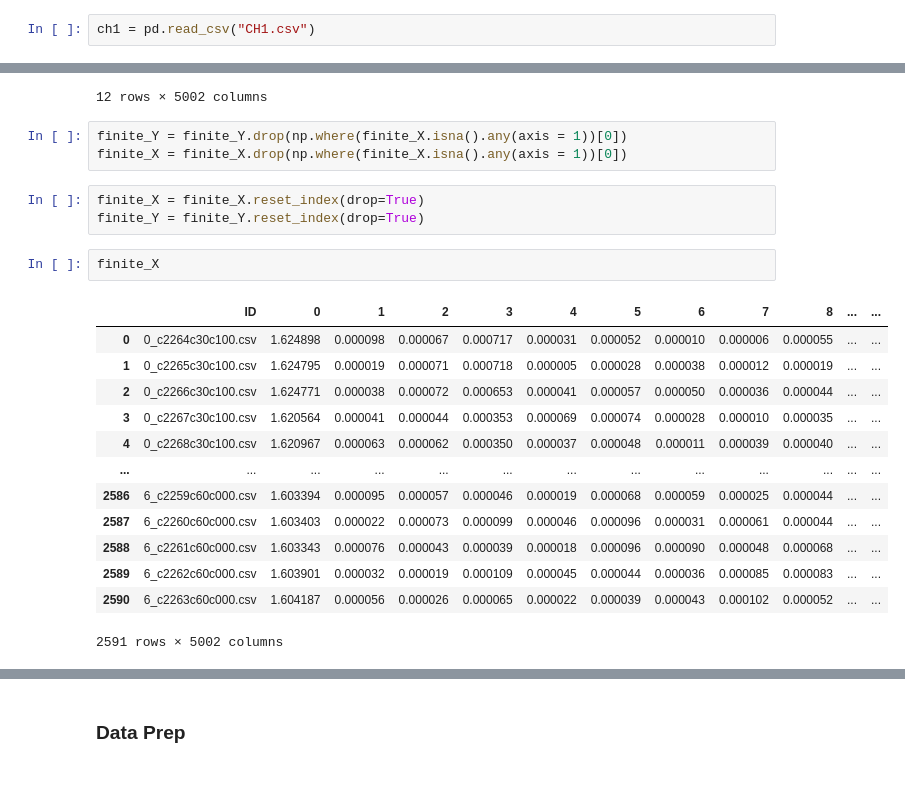
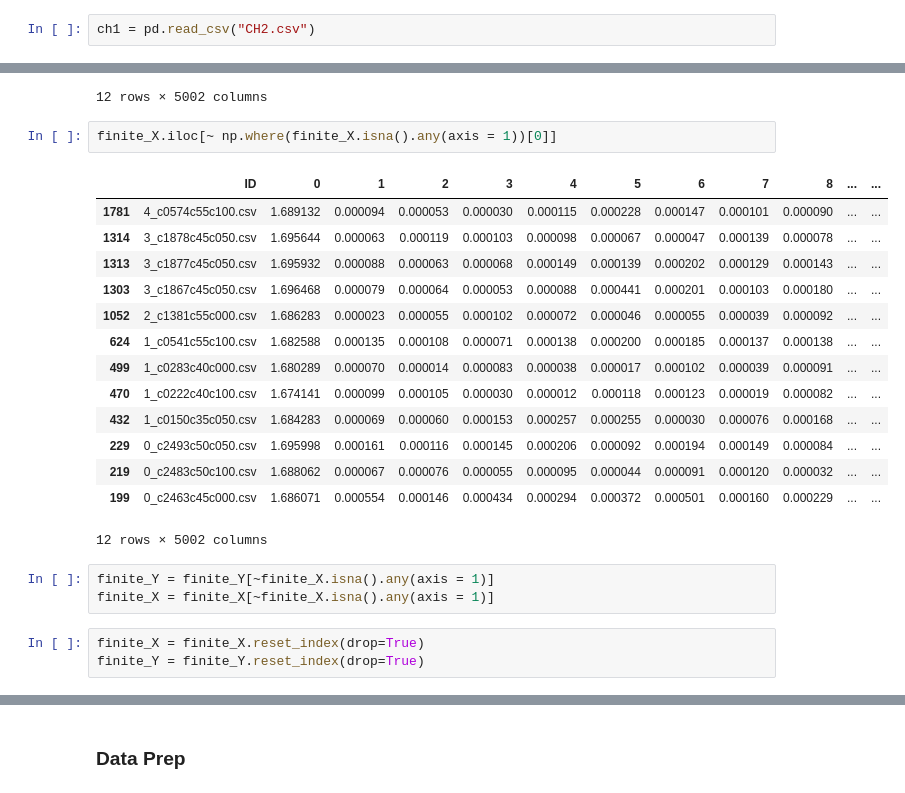
Before and after one commit to KLohithSaradhi/Induction-Motor-Fault-Classification, a Jupyter notebook: model.ipynb, the cells around one changed output, grey strips where cells are left out. Saved outputs shown, nothing was run; the diff lists cells and outputs as text.

```diff
--- a/model.ipynb
+++ b/model.ipynb
@@ -2,7 +2,7 @@
 import pandas as pd
 import numpy as np
 # %%
-ch1 = pd.read_csv("CH1.csv")
+ch1 = pd.read_csv("CH2.csv")
 # %%
 ch1.info()
 # %% [output]
@@ -71,25 +58,26 @@ finite_X.iloc[np.where(finite_X.isna().any(axis = 1))[0]]
 | 2397 | 6_c1824c40c000.csv | NaN | NaN | NaN | NaN | NaN | NaN | NaN | NaN | NaN | ... | ... |
 | 2417 | 6_c1862c45c100.csv | NaN | NaN | NaN | NaN | NaN | NaN | NaN | NaN | NaN | ... | ... |
 12 rows × 5002 columns
+# %%
+finite_X.iloc[~ np.where(finite_X.isna().any(axis = 1))[0]]
+# %% [output]
+|  | ID | 0 | 1 | 2 | 3 | 4 | 5 | 6 | 7 | 8 | ... | ... |
+| 1781 | 4_c0574c55c100.csv | 1.689132 | 0.000094 | 0.000053 | 0.000030 | 0.000115 | 0.000228 | 0.000147 | 0.000101 | 0.000090 | ... | ... |
+| 1314 | 3_c1878c45c050.csv | 1.695644 | 0.000063 | 0.000119 | 0.000103 | 0.000098 | 0.000067 | 0.000047 | 0.000139 | 0.000078 | ... | ... |
+| 1313 | 3_c1877c45c050.csv | 1.695932 | 0.000088 | 0.000063 | 0.000068 | 0.000149 | 0.000139 | 0.000202 | 0.000129 | 0.000143 | ... | ... |
+| 1303 | 3_c1867c45c050.csv | 1.696468 | 0.000079 | 0.000064 | 0.000053 | 0.000088 | 0.000441 | 0.000201 | 0.000103 | 0.000180 | ... | ... |
+| 1052 | 2_c1381c55c000.csv | 1.686283 | 0.000023 | 0.000055 | 0.000102 | 0.000072 | 0.000046 | 0.000055 | 0.000039 | 0.000092 | ... | ... |
+| 624 | 1_c0541c55c100.csv | 1.682588 | 0.000135 | 0.000108 | 0.000071 | 0.000138 | 0.000200 | 0.000185 | 0.000137 | 0.000138 | ... | ... |
+| 499 | 1_c0283c40c000.csv | 1.680289 | 0.000070 | 0.000014 | 0.000083 | 0.000038 | 0.000017 | 0.000102 | 0.000039 | 0.000091 | ... | ... |
+| 470 | 1_c0222c40c100.csv | 1.674141 | 0.000099 | 0.000105 | 0.000030 | 0.000012 | 0.000118 | 0.000123 | 0.000019 | 0.000082 | ... | ... |
+| 432 | 1_c0150c35c050.csv | 1.684283 | 0.000069 | 0.000060 | 0.000153 | 0.000257 | 0.000255 | 0.000030 | 0.000076 | 0.000168 | ... | ... |
+| 229 | 0_c2493c50c050.csv | 1.695998 | 0.000161 | 0.000116 | 0.000145 | 0.000206 | 0.000092 | 0.000194 | 0.000149 | 0.000084 | ... | ... |
+| 219 | 0_c2483c50c100.csv | 1.688062 | 0.000067 | 0.000076 | 0.000055 | 0.000095 | 0.000044 | 0.000091 | 0.000120 | 0.000032 | ... | ... |
+| 199 | 0_c2463c45c000.csv | 1.686071 | 0.000554 | 0.000146 | 0.000434 | 0.000294 | 0.000372 | 0.000501 | 0.000160 | 0.000229 | ... | ... |
+12 rows × 5002 columns
 # %%
-finite_Y = finite_Y.drop(np.where(finite_X.isna().any(axis = 1))[0])
-finite_X = finite_X.drop(np.where(finite_X.isna().any(axis = 1))[0])
+finite_Y = finite_Y[~finite_X.isna().any(axis = 1)]
+finite_X = finite_X[~finite_X.isna().any(axis = 1)]
 # %%
 finite_X = finite_X.reset_index(drop=True)
 finite_Y = finite_Y.reset_index(drop=True)
-# %%
-finite_X
-# %% [output]
-|  | ID | 0 | 1 | 2 | 3 | 4 | 5 | 6 | 7 | 8 | ... | ... |
-| 0 | 0_c2264c30c100.csv | 1.624898 | 0.000098 | 0.000067 | 0.000717 | 0.000031 | 0.000052 | 0.000010 | 0.000006 | 0.000055 | ... | ... |
-| 1 | 0_c2265c30c100.csv | 1.624795 | 0.000019 | 0.000071 | 0.000718 | 0.000005 | 0.000028 | 0.000038 | 0.000012 | 0.000019 | ... | ... |
-| 2 | 0_c2266c30c100.csv | 1.624771 | 0.000038 | 0.000072 | 0.000653 | 0.000041 | 0.000057 | 0.000050 | 0.000036 | 0.000044 | ... | ... |
-| 3 | 0_c2267c30c100.csv | 1.620564 | 0.000041 | 0.000044 | 0.000353 | 0.000069 | 0.000074 | 0.000028 | 0.000010 | 0.000035 | ... | ... |
-| 4 | 0_c2268c30c100.csv | 1.620967 | 0.000063 | 0.000062 | 0.000350 | 0.000037 | 0.000048 | 0.000011 | 0.000039 | 0.000040 | ... | ... |
-| ... | ... | ... | ... | ... | ... | ... | ... | ... | ... | ... | ... | ... |
-| 2586 | 6_c2259c60c000.csv | 1.603394 | 0.000095 | 0.000057 | 0.000046 | 0.000019 | 0.000068 | 0.000059 | 0.000025 | 0.000044 | ... | ... |
-| 2587 | 6_c2260c60c000.csv | 1.603403 | 0.000022 | 0.000073 | 0.000099 | 0.000046 | 0.000096 | 0.000031 | 0.000061 | 0.000044 | ... | ... |
-| 2588 | 6_c2261c60c000.csv | 1.603343 | 0.000076 | 0.000043 | 0.000039 | 0.000018 | 0.000096 | 0.000090 | 0.000048 | 0.000068 | ... | ... |
-| 2589 | 6_c2262c60c000.csv | 1.603901 | 0.000032 | 0.000019 | 0.000109 | 0.000045 | 0.000044 | 0.000036 | 0.000085 | 0.000083 | ... | ... |
-| 2590 | 6_c2263c60c000.csv | 1.604187 | 0.000056 | 0.000026 | 0.000065 | 0.000022 | 0.000039 | 0.000043 | 0.000102 | 0.000052 | ... | ... |
-2591 rows × 5002 columns
```
Also changed, not shown: parts of 23 cells of this notebook.
